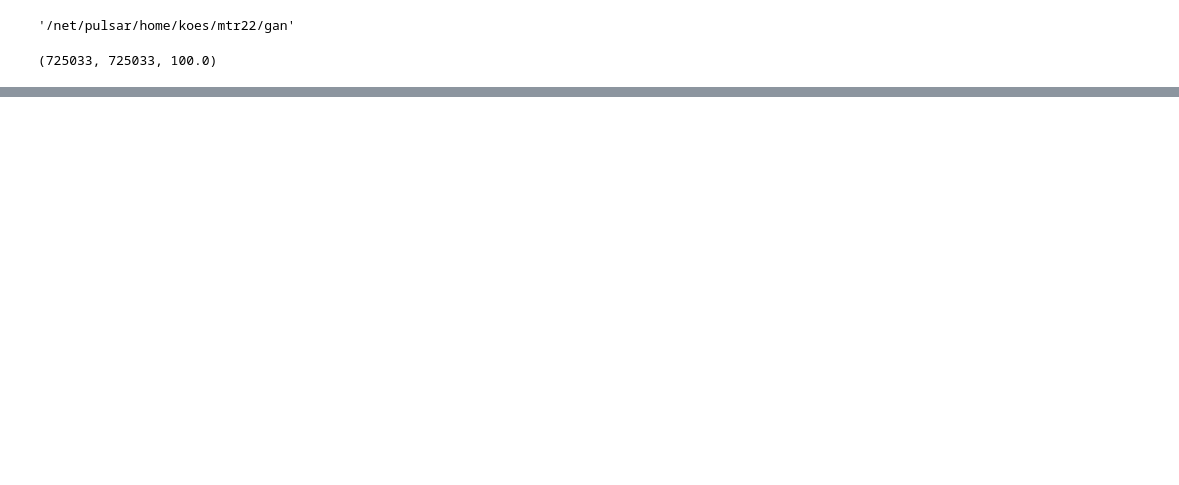
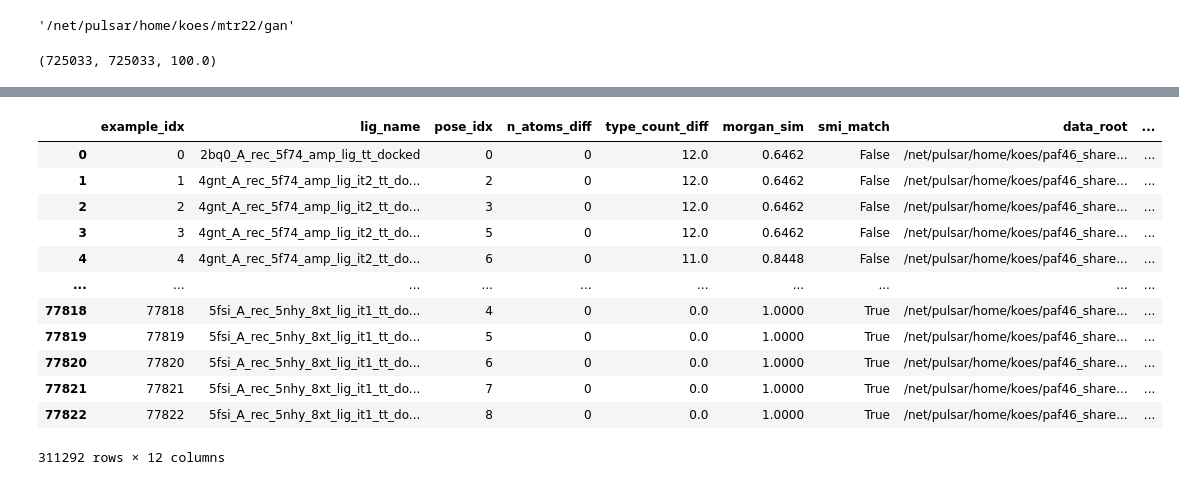
Before and after one commit to mattragoza/ipython-notebooks, a Jupyter notebook: new_atom_typing.ipynb, the cells around one changed output, grey strips where cells are left out. Saved outputs shown, nothing was run; the diff lists cells and outputs as text; code cells hidden in the pictures; blank space fills up the shorter version.

```diff
--- a/new_atom_typing.ipynb
+++ b/new_atom_typing.ipynb
@@ -151,0 +180,7 @@ fig.tight_layout()
+# %%
+sys.path.append('/net/pulsar/home/koes/mtr22')
+import param_search
+
+expt_dir = os.path.join(os.environ['LIGAN_ROOT'], 'new_atom_typing')
+os.chdir(expt_dir)
+os.getcwd()
@@ -151,0 +189,8 @@ fig.tight_layout()
+# %%
+add_params = param_search.ParamSpace(
+    data_root ='/net/pulsar/home/koes/paf46_shared/PocketomeGenCross_Output',
+    data_file ='/net/pulsar/home/koes/paf46/git/cnnaffinitypaper/types/it2_tt_0_train0.types',
+    n_examples= 100000,
+    typer_fns = ['oad', 'oadc', 'on', 'oh'],
+)
+len(add_params)
@@ -151,0 +273,17 @@ fig.tight_layout()
+# %%
+metrics = param_search.metrics(job_files, metric_pat='(.*)metrics')
+metrics
+# %% [output]
+|  | example_idx | lig_name | pose_idx | n_atoms_diff | type_count_diff | morgan_sim | smi_match | data_root | ... |
+| 0 | 0 | 2bq0_A_rec_5f74_amp_lig_tt_docked | 0 | 0 | 12.0 | 0.6462 | False | /net/pulsar/home/koes/paf46_share... | ... |
+| 1 | 1 | 4gnt_A_rec_5f74_amp_lig_it2_tt_do... | 2 | 0 | 12.0 | 0.6462 | False | /net/pulsar/home/koes/paf46_share... | ... |
+| 2 | 2 | 4gnt_A_rec_5f74_amp_lig_it2_tt_do... | 3 | 0 | 12.0 | 0.6462 | False | /net/pulsar/home/koes/paf46_share... | ... |
+| 3 | 3 | 4gnt_A_rec_5f74_amp_lig_it2_tt_do... | 5 | 0 | 12.0 | 0.6462 | False | /net/pulsar/home/koes/paf46_share... | ... |
+| 4 | 4 | 4gnt_A_rec_5f74_amp_lig_it2_tt_do... | 6 | 0 | 11.0 | 0.8448 | False | /net/pulsar/home/koes/paf46_share... | ... |
+| ... | ... | ... | ... | ... | ... | ... | ... | ... | ... |
+| 77818 | 77818 | 5fsi_A_rec_5nhy_8xt_lig_it1_tt_do... | 4 | 0 | 0.0 | 1.0000 | True | /net/pulsar/home/koes/paf46_share... | ... |
+| 77819 | 77819 | 5fsi_A_rec_5nhy_8xt_lig_it1_tt_do... | 5 | 0 | 0.0 | 1.0000 | True | /net/pulsar/home/koes/paf46_share... | ... |
+| 77820 | 77820 | 5fsi_A_rec_5nhy_8xt_lig_it1_tt_do... | 6 | 0 | 0.0 | 1.0000 | True | /net/pulsar/home/koes/paf46_share... | ... |
+| 77821 | 77821 | 5fsi_A_rec_5nhy_8xt_lig_it1_tt_do... | 7 | 0 | 0.0 | 1.0000 | True | /net/pulsar/home/koes/paf46_share... | ... |
+| 77822 | 77822 | 5fsi_A_rec_5nhy_8xt_lig_it1_tt_do... | 8 | 0 | 0.0 | 1.0000 | True | /net/pulsar/home/koes/paf46_share... | ... |
+311292 rows × 12 columns
```
Also changed, not shown: parts of 12 cells of this notebook.
